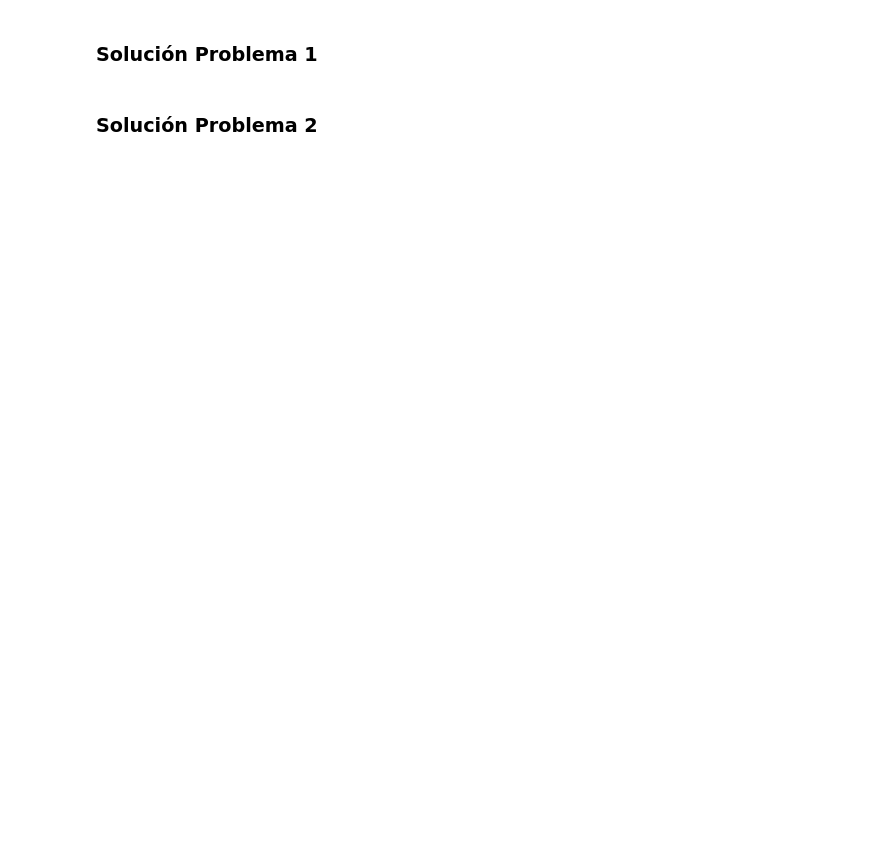
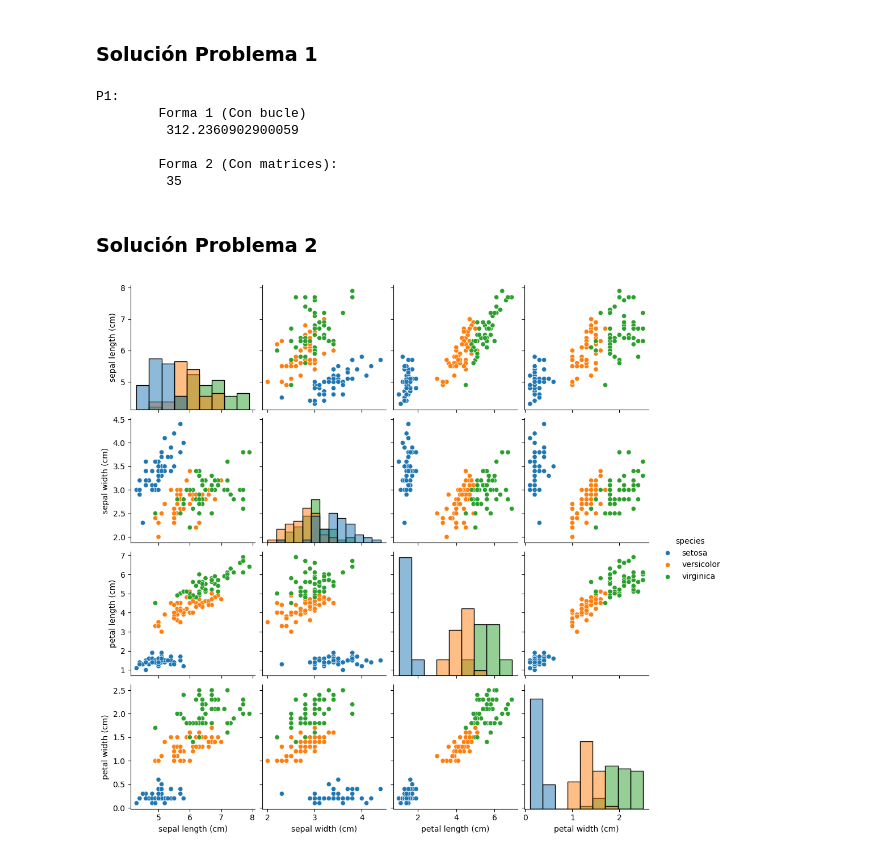
Before and after one commit to danimap27/IA, a Jupyter notebook: EPD1/EDP1.ipynb, the cells around one changed output. Drawn from its saved outputs; the diff is of its cells as text; code cells hidden in the pictures; blank space fills up the shorter version.

```diff
--- a/EPD1/EDP1.ipynb
+++ b/EPD1/EDP1.ipynb
@@ -245,7 +245,37 @@ plt.show()
 ### Solución Problema 1
 # %%
 # Escribe tu solución aquí
+print("\nP1:\n\tForma 1 (Con bucle)")
+theta = np.array([1,2,3,4,5])
+x = np.array([5,4,3,2,1])
+
+for i in range(len(theta)):
+    sol1 += theta[i] * x[i]
+print("\t",sol1)
+print("\n\tForma 2 (Con matrices):")
+sol2 = np.dot(theta,x)
+print("\t",sol2)
+# %% [output]
+P1:
+        Forma 1 (Con bucle)
+         312.2360902900059
+
+        Forma 2 (Con matrices):
+         35
 # %% [markdown]
 ### Solución Problema 2
 # %%
 # Escribe tu solución aquí
+
+iris = datasets.load_iris()
+data = iris.data
+feature_names = iris.feature_names
+df = pd.DataFrame(data, columns=feature_names)
+df['species'] = iris.target
+species_map = {0: 'setosa', 1: 'versicolor', 2: 'virginica'}
+df['species'] = df['species'].map(species_map)
+
+pairplot = sns.pairplot(df, hue='species', diag_kind='hist')
+plt.show()
+# %% [output]
+[figure, added]
```
Also changed, not shown: parts of 4 cells of this notebook, 1 other file.
